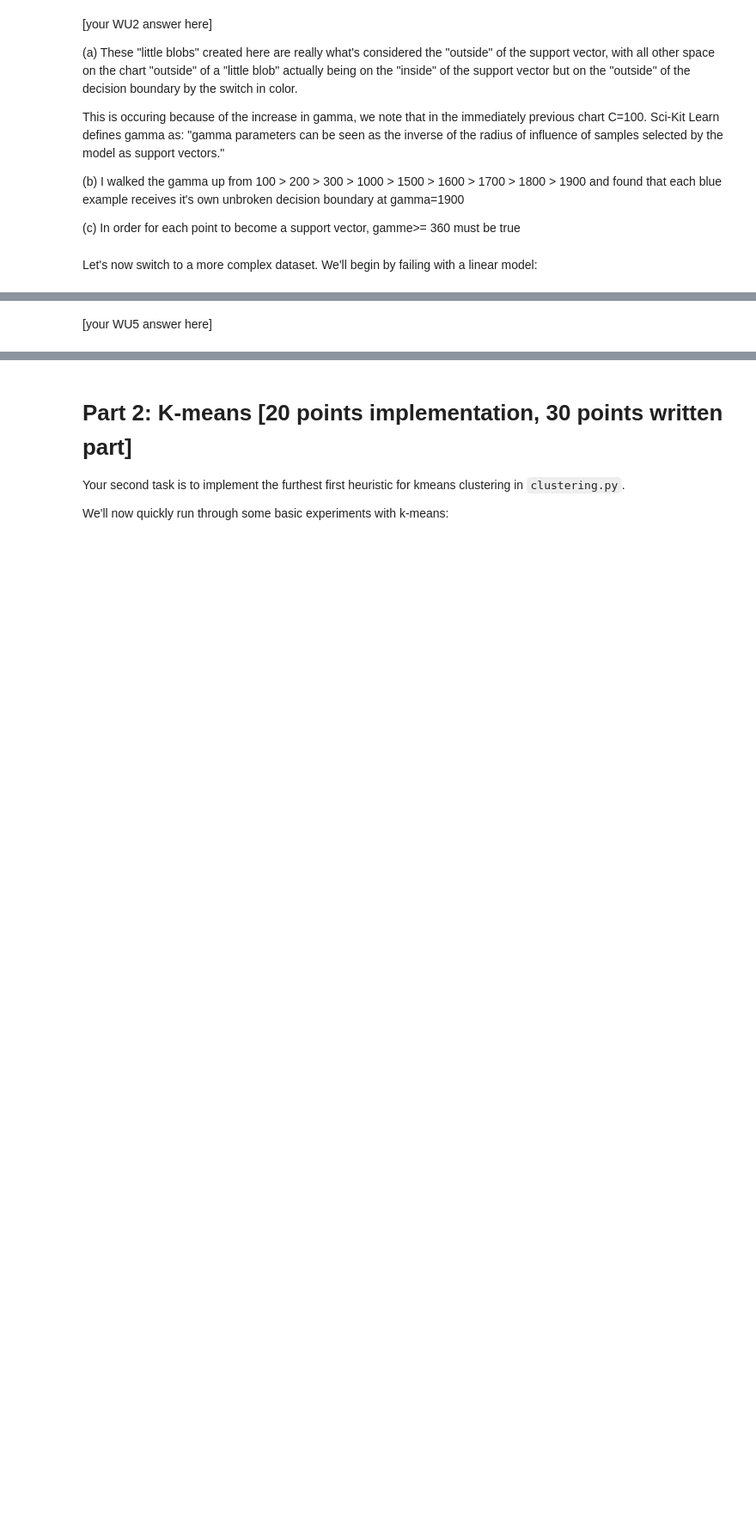
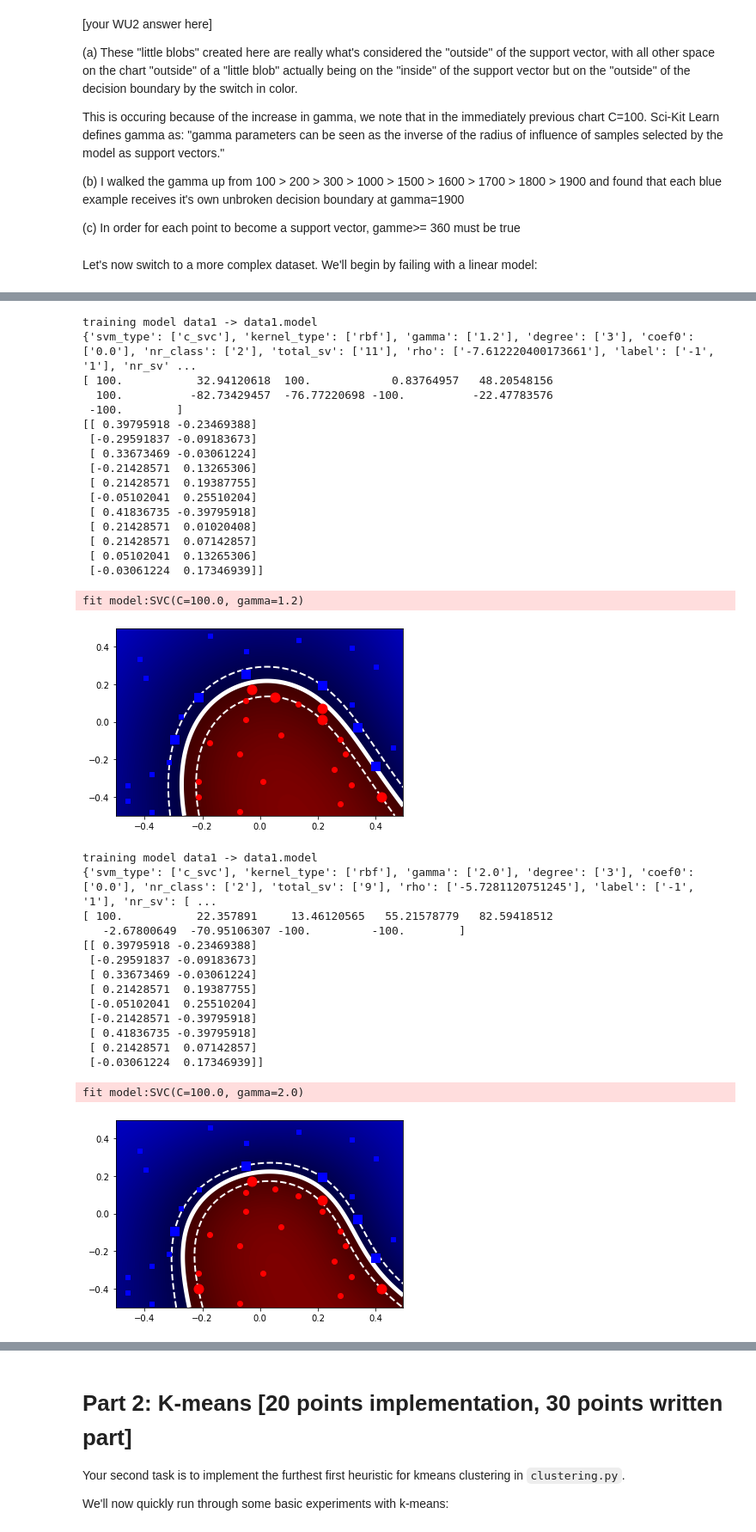
Before and after one commit to Rhernandez513/Intro_to_Machine_Learning, a Jupyter notebook: hw4/hw4.ipynb, the cells around one changed output, grey strips where cells are left out. Shown at 86% size. Drawn from its saved outputs; the diff is of its cells as text; code cells hidden in the pictures; blank space fills up the shorter version.

```diff
--- a/hw4/hw4.ipynb
+++ b/hw4/hw4.ipynb
@@ -292,2 +443,47 @@ Train an RBF kernel on this data. What's the smallest gamma for which you can ge
-# %% [markdown]
-[your WU5 answer here]
+# %%
+# [your WU5 code here]
+
+# RBF Kernel
+model = svmtrain.SVMWrapper(['-t', '2', '-c', 100, '-g', 1.2, 'data1', 'data1.model'])
+model.train()
+c = drawBoundary.Boundary('data1')
+c.draw()
+
+model = svmtrain.SVMWrapper(['-t', '2', '-c', 100, '-g', 2, 'data1', 'data1.model'])
+model.train()
+c = drawBoundary.Boundary('data1')
+c.draw()
+# %% [output]
+training model data1 -> data1.model
+{'svm_type': ['c_svc'], 'kernel_type': ['rbf'], 'gamma': ['1.2'], 'degree': ['3'], 'coef0': ['0.0'], 'nr_class': ['2'], 'total_sv': ['11'], 'rho': ['-7.612220400173661'], 'label': ['-1', '1'], 'nr_sv' ...
+[ 100.           32.94120618  100.            0.83764957   48.20548156
+  100.          -82.73429457  -76.77220698 -100.          -22.47783576
+ -100.        ]
+[[ 0.39795918 -0.23469388]
+ [-0.29591837 -0.09183673]
+ [ 0.33673469 -0.03061224]
+ [-0.21428571  0.13265306]
+ [ 0.21428571  0.19387755]
+ [-0.05102041  0.25510204]
+ [ 0.41836735 -0.39795918]
+ [ 0.21428571  0.01020408]
+ [ 0.21428571  0.07142857]
+ [ 0.05102041  0.13265306]
+ [-0.03061224  0.17346939]]
+fit model:SVC(C=100.0, gamma=1.2)
+[figure, added]
+training model data1 -> data1.model
+{'svm_type': ['c_svc'], 'kernel_type': ['rbf'], 'gamma': ['2.0'], 'degree': ['3'], 'coef0': ['0.0'], 'nr_class': ['2'], 'total_sv': ['9'], 'rho': ['-5.7281120751245'], 'label': ['-1', '1'], 'nr_sv': [ ...
+[ 100.           22.357891     13.46120565   55.21578779   82.59418512
+   -2.67800649  -70.95106307 -100.         -100.        ]
+[[ 0.39795918 -0.23469388]
+ [-0.29591837 -0.09183673]
+ [ 0.33673469 -0.03061224]
+ [ 0.21428571  0.19387755]
+ [-0.05102041  0.25510204]
+ [-0.21428571 -0.39795918]
+ [ 0.41836735 -0.39795918]
+ [ 0.21428571  0.07142857]
+ [-0.03061224  0.17346939]]
+fit model:SVC(C=100.0, gamma=2.0)
+[figure, added]
```
Also changed, not shown: parts of 13 cells of this notebook.
